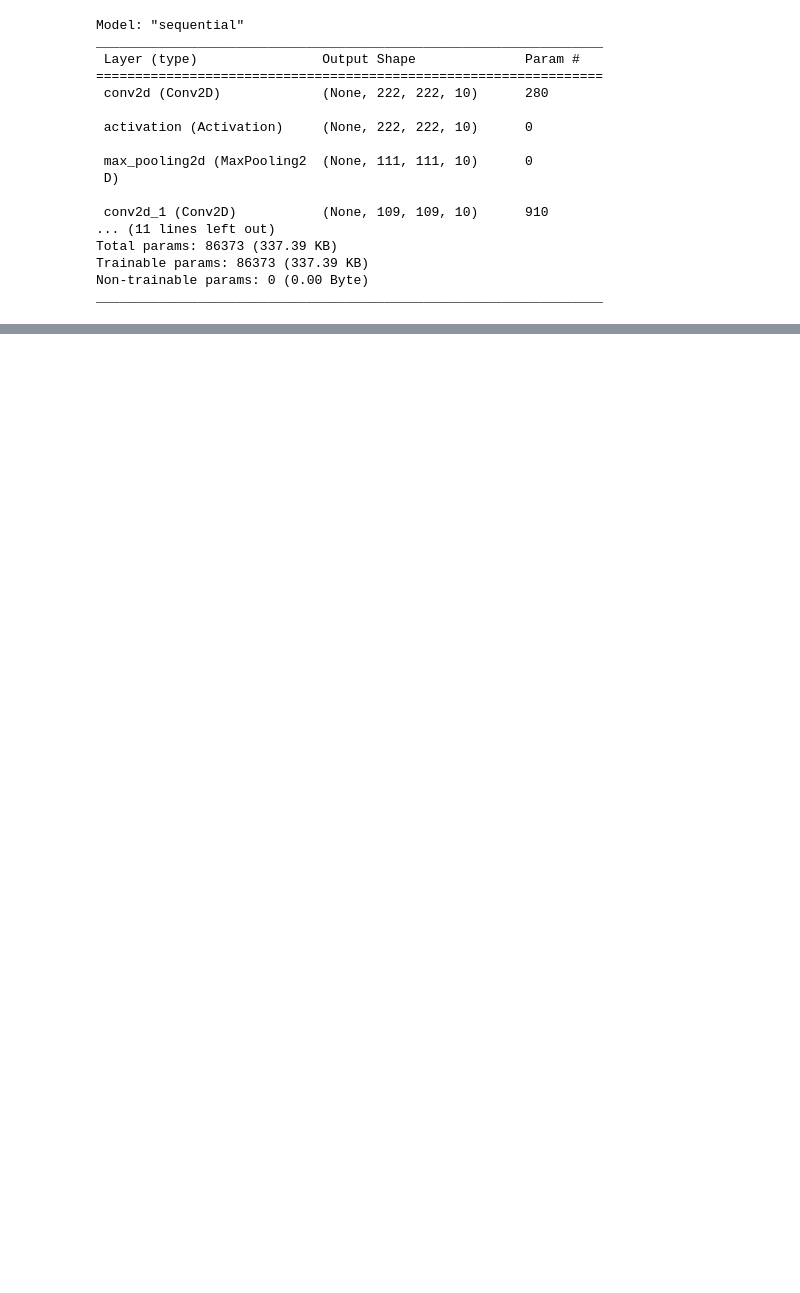
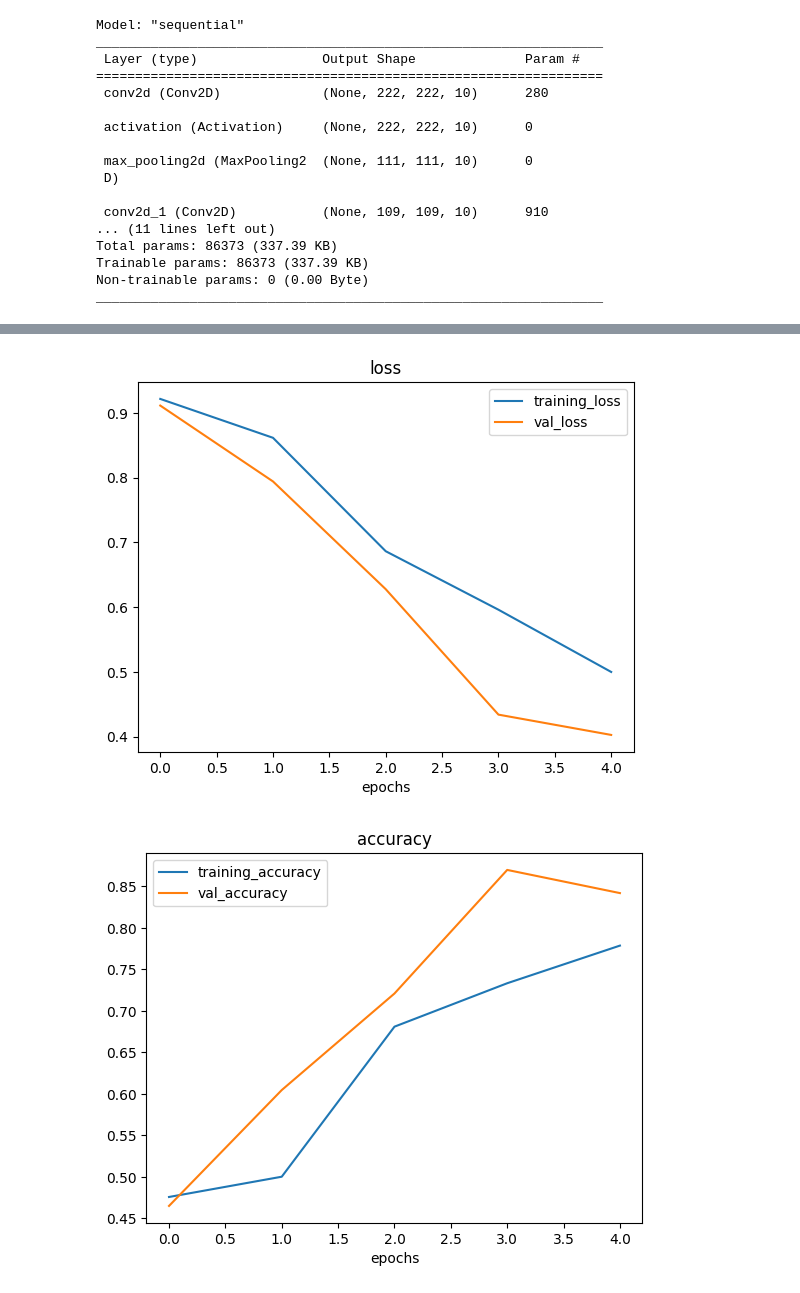
Before and after one commit to khanhtran0259/PotatoDiseases, a Jupyter notebook: PotatoDiseases_Detection.ipynb, the cells around one changed output, grey strips where cells are left out. Cells and saved outputs as stored; diff of their text form; code cells hidden in the pictures; blank space fills up the shorter version.

```diff
--- a/PotatoDiseases_Detection.ipynb
+++ b/PotatoDiseases_Detection.ipynb
@@ -356,0 +339,31 @@ pred_plot(model, '/content/PlantVillage/PlantVillage/train/Potato___healthy/111c
+# %%
+model_2 = Sequential([
+    Conv2D(64, kernel_size =(3,3) ,activation ='relu', input_shape = (224,224,3)),
+    MaxPool2D((2,2)),
+
+    Conv2D(64, kernel_size =(3,3) ,activation ='relu'),
+    MaxPool2D((2,2)),
+
+    Conv2D(64, kernel_size =(3,3) ,activation ='relu'),
+    MaxPool2D((2,2)),
+
+    Conv2D(64, (3,3) ,activation ='relu'),
+    MaxPool2D((2,2)),
+
+    Conv2D(64,(3,3) ,activation ='relu'),
+    MaxPool2D((2,2)),
+
+    Conv2D(64, (3,3) ,activation ='relu'),
+    MaxPool2D((2,2)),
+
+    Flatten(),
+    Dense(64, activation = 'relu'),
+    Dense(3 , activation = 'softmax'),
+])
+# %%
+model_2.compile(loss='categorical_crossentropy', optimizer=tf.keras.optimizers.Adam(), metrics=['accuracy'])
+# %%
+history_2 = model_2.fit(train_data_aug , epochs=5,
+                    steps_per_epoch=len(train_data_aug),
+                    validation_data=val_data,
+                    validation_steps=len(val_data))
@@ -356,0 +386,5 @@ pred_plot(model, '/content/PlantVillage/PlantVillage/train/Potato___healthy/111c
+# %%
+plot_loss_curves(history_2)
+# %% [output]
+[figure, added]
+[figure, added]
```
Also changed, not shown: parts of 18 cells of this notebook.
